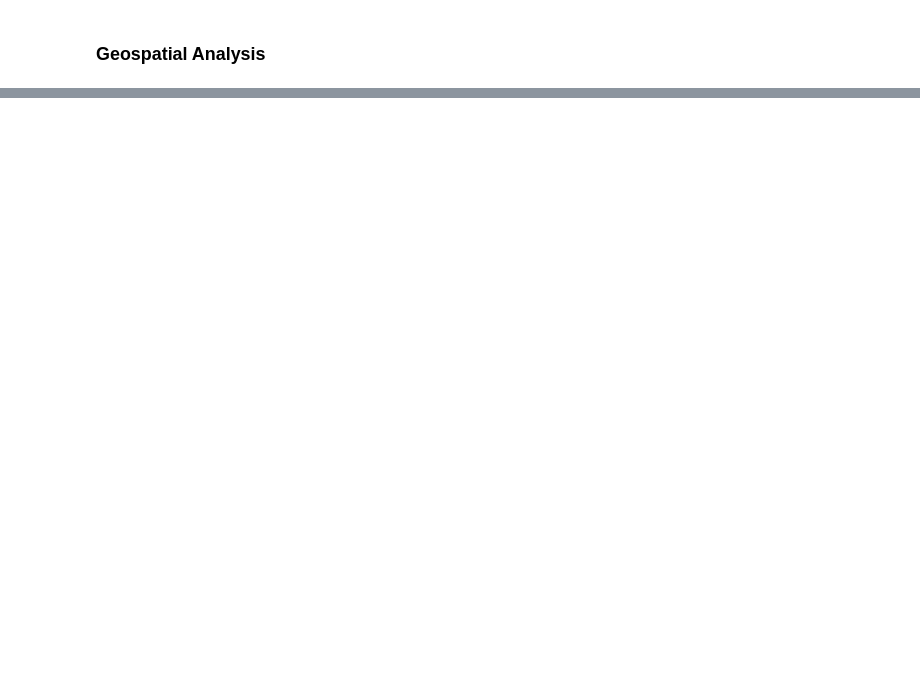
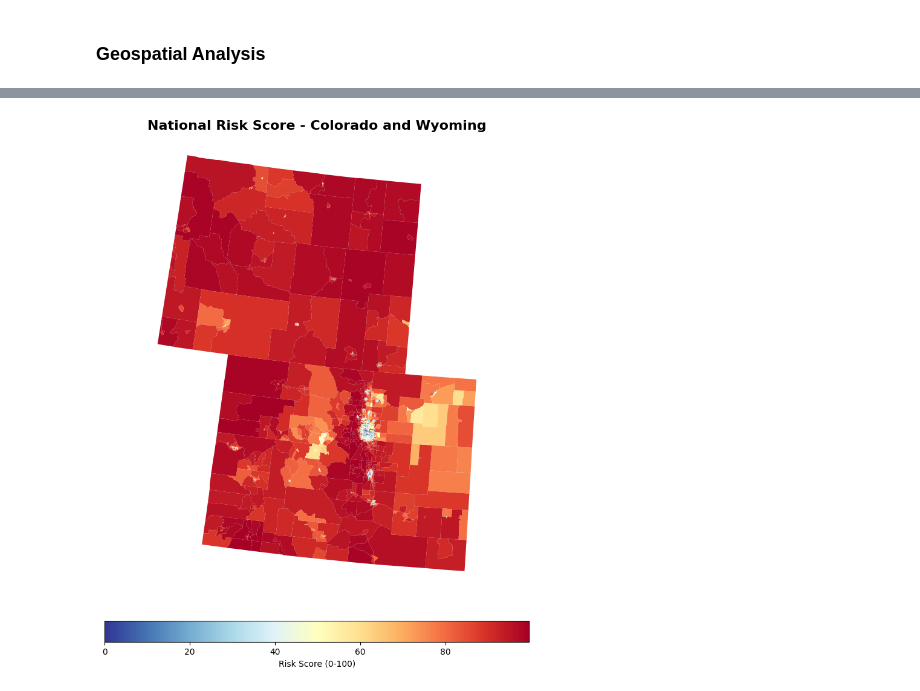
Before and after one commit to willmb321/CIVE202_Spring2026_Group152-01_Project4, a Jupyter notebook: CIVE202_Spring2026_Group152-01_Project4_PythonCode.ipynb, the cells around one changed output, grey strips where cells are left out. Cells and saved outputs as stored; diff of their text form; code cells hidden in the pictures; blank space fills up the shorter version.

```diff
--- a/CIVE202_Spring2026_Group152-01_Project4_PythonCode.ipynb
+++ b/CIVE202_Spring2026_Group152-01_Project4_PythonCode.ipynb
@@ -109,2 +122,23 @@ plt.show()
 # %% [markdown]
 ### Geospatial Analysis
+# %%
+#SHP file verification:
+tracts_clean = shp_tracts.set_crs(epsg=4326, inplace=True, allow_override=True)
+tracts_clean = tracts_clean.to_crs(epsg=4326)
+# Replace -9999 nulls with NaN
+tracts_clean = tracts_clean.replace(-9999, np.nan)
+
+# Tell GeoPandas the data is actually Web Mercator (meters)
+tracts_clean.crs = "EPSG:3857"
+# Convert it to degrees to match your xlim/ylim
+tracts_clean = tracts_clean.to_crs(epsg = 4326)
+# Standard projection for US National maps
+tracts_clean = tracts_clean.to_crs('ESRI:102003')
+# %%
+# Filter states
+include = ['Colorado', 'Wyoming']
+co_wy_tracts = tracts_clean[tracts_clean['STATE'].isin(include)]
+#co_wy_tracts = pd.DataFrame(co_wy_tracts)
+# Add custom risk score
+co_wy_tracts['Custom_Risk_Value'] = (co_wy_tracts['WFIR_AFREQ']*co_wy_tracts['WFIR_EALT']*co_wy_tracts['WFIR_EXPT'])/(co_wy_tracts['SOVI_SCORE']*co_wy_tracts['RESL_SCORE'])
+co_wy_tracts = calculateCrScore(co_wy_tracts)
@@ -110,0 +156,19 @@ plt.show()
+# %%
+#NRI Risk Plot
+fig, ax = plt.subplots(1, 1, figsize=(12, 10))
+co_wy_tracts.plot(
+    column="WFIR_RISKS",
+    cmap="RdYlBu_r",
+    aspect = 1,
+    linewidth=0.0,
+    ax=ax,
+    legend=True,
+    legend_kwds={"label": "Risk Score (0-100)", "orientation": "horizontal", "shrink": 0.6, "pad": 0.05},
+    missing_kwds={"color": "lightgrey", "label": "No Data"},
+)
+ax.set_title(f"National Risk Score - Colorado and Wyoming", fontsize=16, fontweight="bold")
+ax.set_axis_off()
+plt.tight_layout()
+plt.show()
+# %% [output]
+[figure, added]
```
Also changed, not shown: parts of 10 cells of this notebook.
